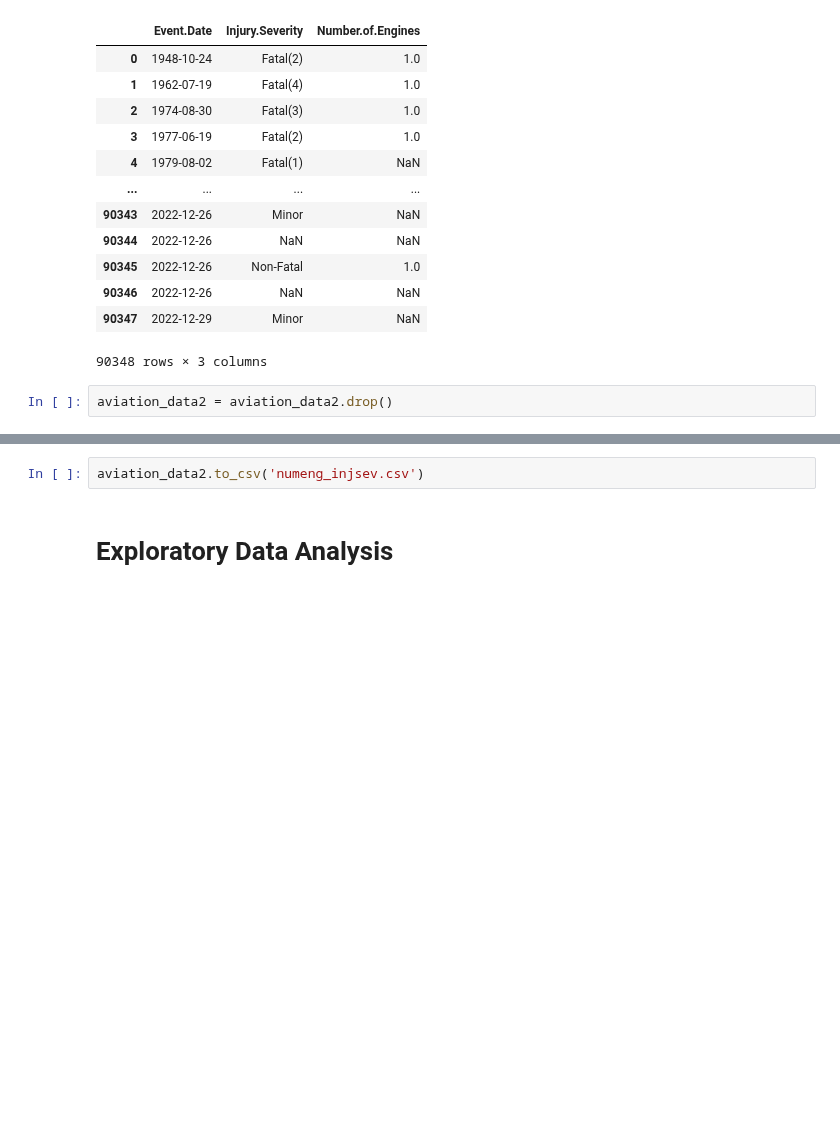
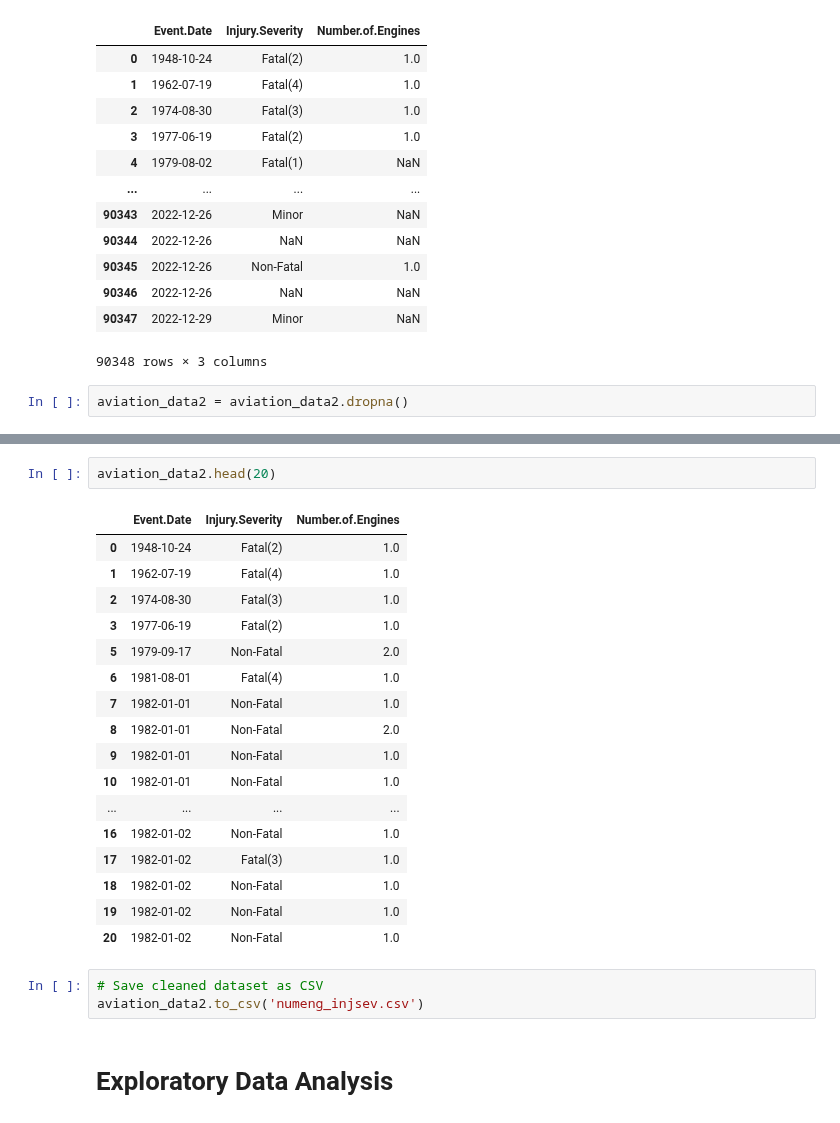
Before and after one commit to BlackXWulf/Flying-Through-The-Years, a Jupyter notebook: Phase1Project.ipynb, the cells around one changed output, grey strips where cells are left out. Saved outputs shown, nothing was run; the diff lists cells and outputs as text; blank space fills up the shorter version.

```diff
--- a/Phase1Project.ipynb
+++ b/Phase1Project.ipynb
@@ -168,4 +168,4 @@ aviation_data2
 | 90347 | 2022-12-29 | Minor | NaN |
 90348 rows × 3 columns
 # %%
-aviation_data2 = aviation_data2.drop()
+aviation_data2 = aviation_data2.dropna()
@@ -174,4 +188,25 @@ ValueError: Need to specify at least one of 'labels', 'index' or 'columns'
+# %%
+aviation_data2.head(20)
+# %% [output]
+|  | Event.Date | Injury.Severity | Number.of.Engines |
+| 0 | 1948-10-24 | Fatal(2) | 1.0 |
+| 1 | 1962-07-19 | Fatal(4) | 1.0 |
+| 2 | 1974-08-30 | Fatal(3) | 1.0 |
+| 3 | 1977-06-19 | Fatal(2) | 1.0 |
+| 5 | 1979-09-17 | Non-Fatal | 2.0 |
+| 6 | 1981-08-01 | Fatal(4) | 1.0 |
+| 7 | 1982-01-01 | Non-Fatal | 1.0 |
+| 8 | 1982-01-01 | Non-Fatal | 2.0 |
+| 9 | 1982-01-01 | Non-Fatal | 1.0 |
+| 10 | 1982-01-01 | Non-Fatal | 1.0 |
+| ... | ... | ... | ... |
+| 16 | 1982-01-02 | Non-Fatal | 1.0 |
+| 17 | 1982-01-02 | Fatal(3) | 1.0 |
+| 18 | 1982-01-02 | Non-Fatal | 1.0 |
+| 19 | 1982-01-02 | Non-Fatal | 1.0 |
+| 20 | 1982-01-02 | Non-Fatal | 1.0 |
 # %%
+# Save cleaned dataset as CSV
 aviation_data2.to_csv('numeng_injsev.csv')
 # %% [markdown]
 # Exploratory Data Analysis
```
Also changed, not shown: parts of 3 cells of this notebook, 1 other file.
